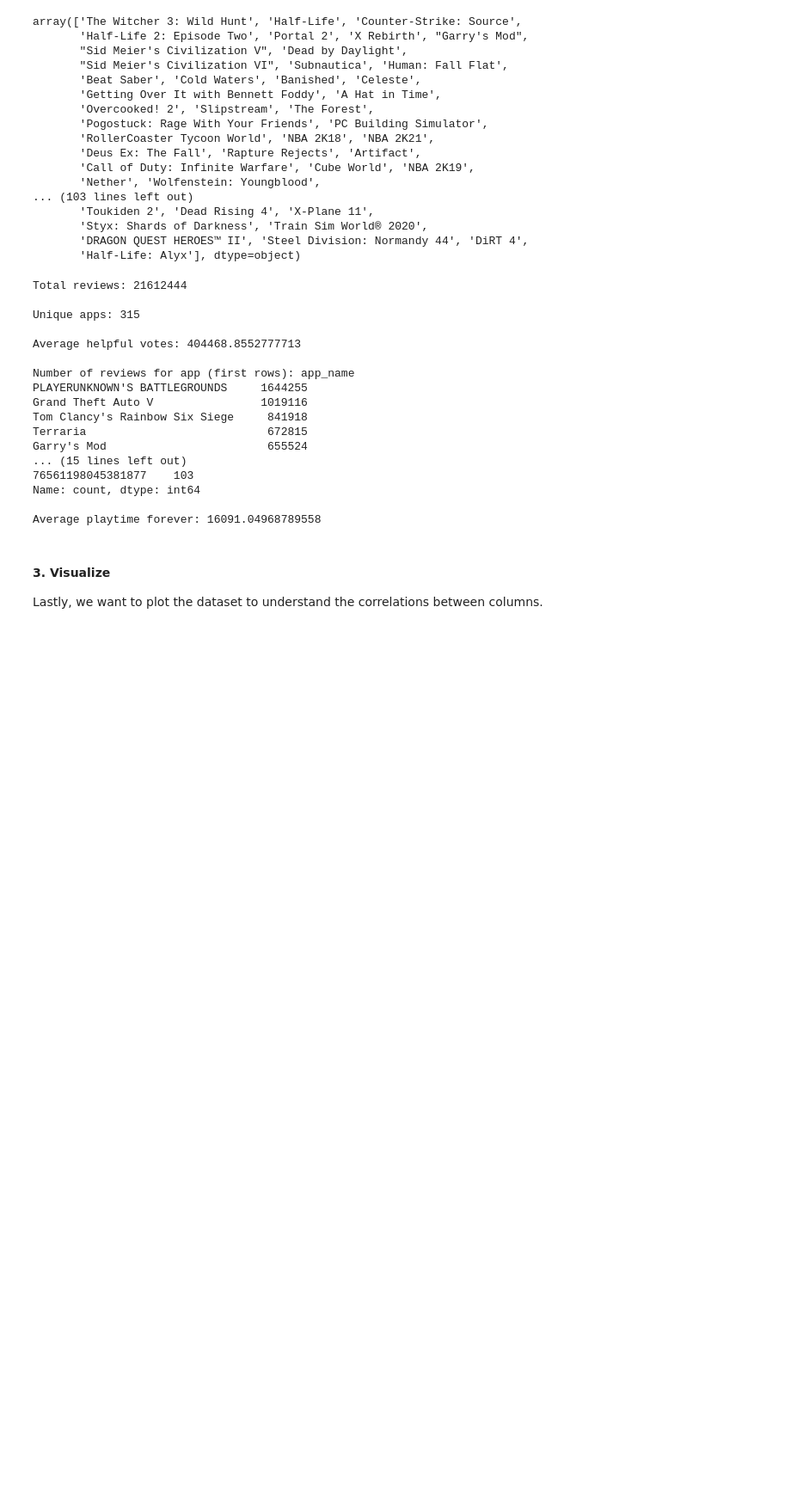
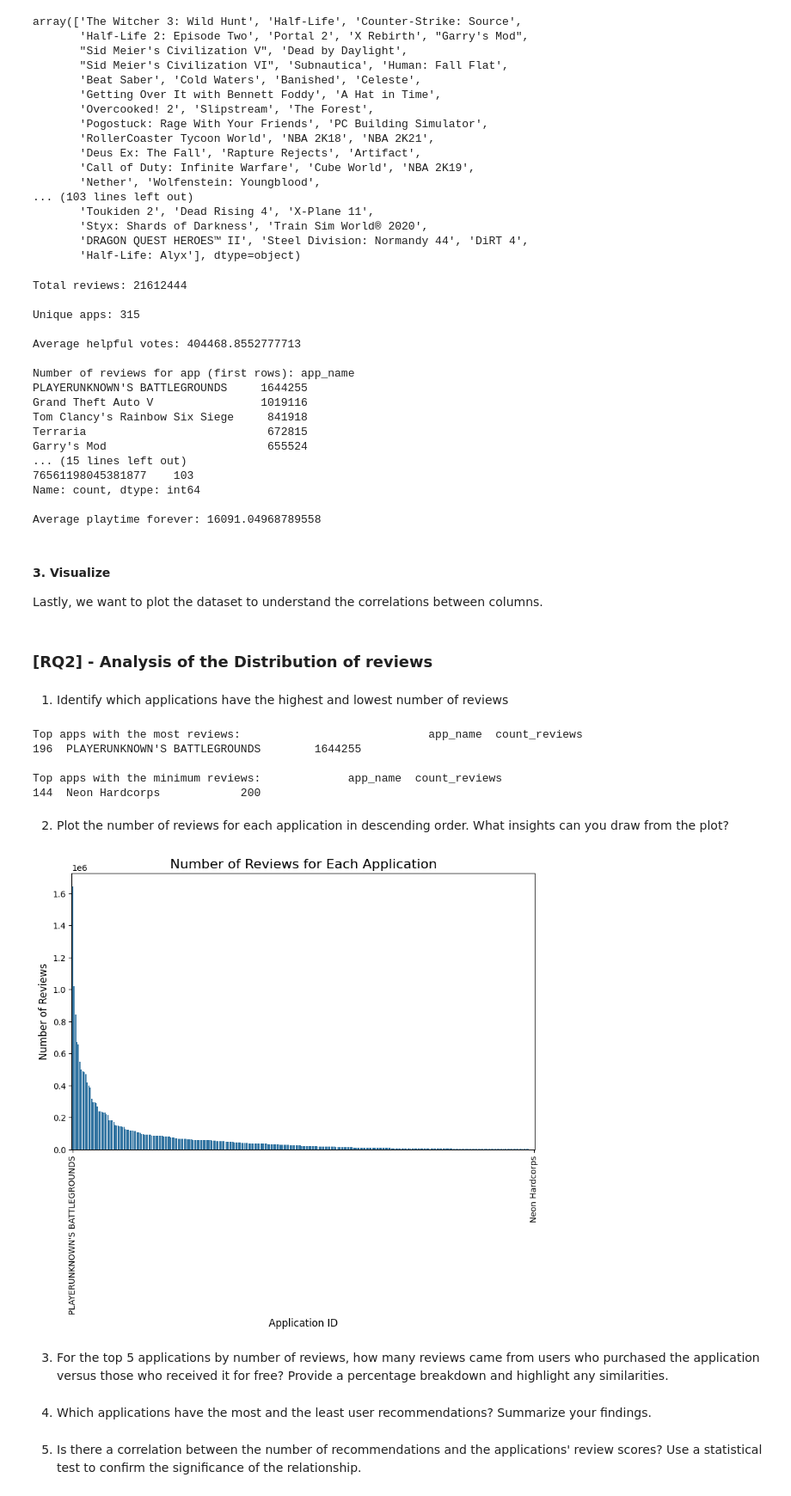
Before and after one commit to zimmy11/ADM-HW2, a Jupyter notebook: main.ipynb, the cells around one changed output. Shown at 86% size. Cells and saved outputs as stored; diff of their text form; code cells hidden in the pictures; blank space fills up the shorter version.

```diff
--- a/main.ipynb
+++ b/main.ipynb
@@ -135,3 +135,28 @@ Average playtime forever: 16091.04968789558
 Lastly, we want to plot the dataset to understand the correlations between columns.
 # %%
 functions.visualize(df)
+# %% [markdown]
+### **[RQ2] - Analysis of the Distribution of reviews**
+# %% [markdown]
+1. Identify which applications have the highest and lowest number of reviews
+# %%
+
+functions.highest_lowest_reviews_applications(df)
+# %% [output]
+Top apps with the most reviews:                            app_name  count_reviews
+196  PLAYERUNKNOWN'S BATTLEGROUNDS        1644255
+
+Top apps with the minimum reviews:             app_name  count_reviews
+144  Neon Hardcorps            200
+# %% [markdown]
+2. Plot the number of reviews for each application in descending order. What insights can you draw from the plot?
+# %%
+functions.reviews_count_plot(df)
+# %% [output]
+[figure, added]
+# %% [markdown]
+3. For the top 5 applications by number of reviews, how many reviews came from users who purchased the application versus those who received it for free? Provide a percentage breakdown and highlight any similarities.
+# %% [markdown]
+4. Which applications have the most and the least user recommendations? Summarize your findings.
+# %% [markdown]
+5. Is there a correlation between the number of recommendations and the applications' review scores? Use a statistical test to confirm the significance of the relationship.
```
Also changed, not shown: 1 other file.
